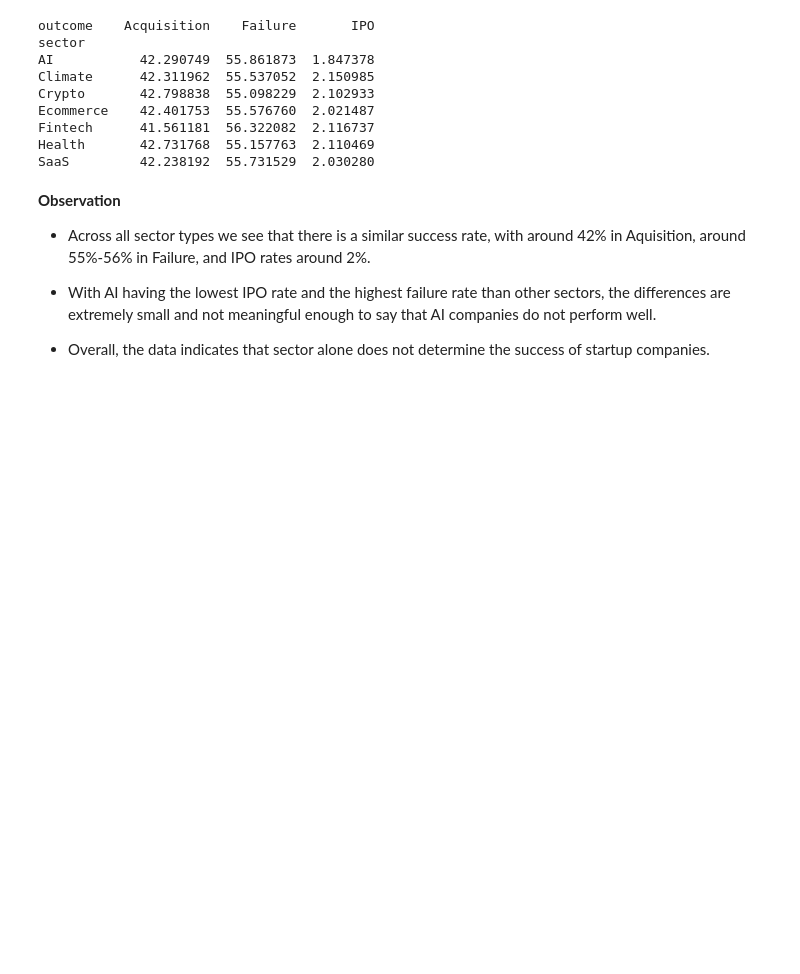
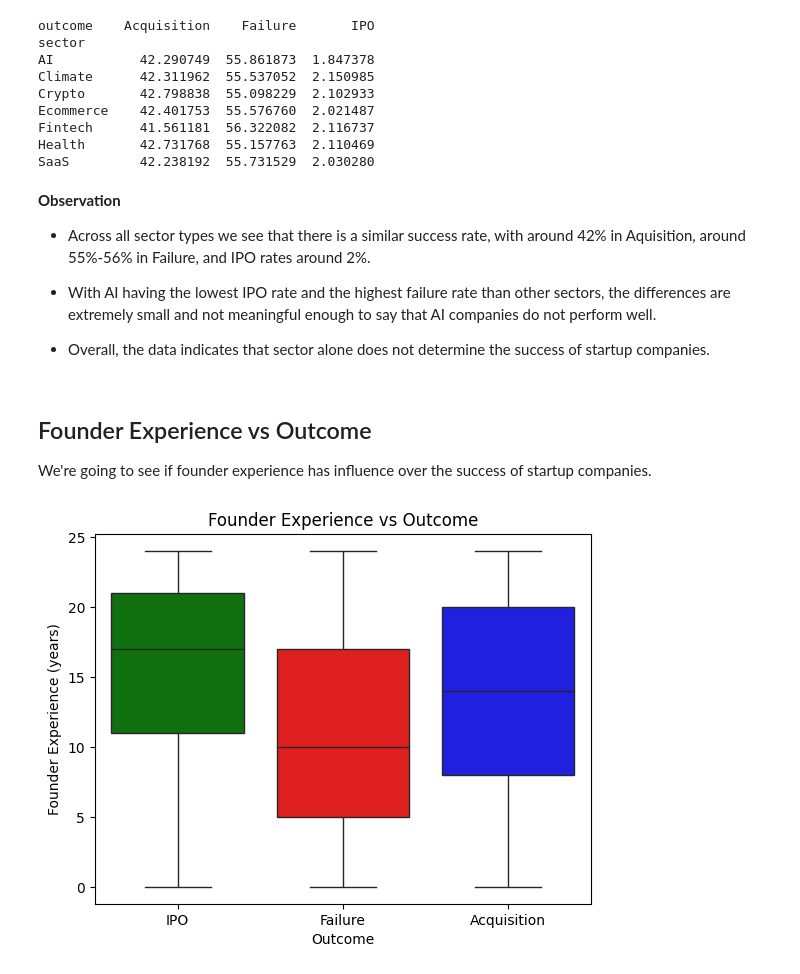
Before and after one commit to chantal-e/Startup-Funding-and-Outcome-Analysis, a Jupyter notebook: startup_funding_and_outcome_analysis.ipynb, the cells around one changed output. Saved outputs shown, nothing was run; the diff lists cells and outputs as text; code cells hidden in the pictures; blank space fills up the shorter version.

Commit message:
started founder experience vs outcome

```diff
--- a/startup_funding_and_outcome_analysis.ipynb
+++ b/startup_funding_and_outcome_analysis.ipynb
@@ -219,3 +219,19 @@ SaaS         42.238192  55.731529  2.030280
 * With AI having the lowest IPO rate and the highest failure rate than other sectors, the differences are extremely small and not meaningful enough to say that AI companies do not perform well.
 
 * Overall, the data indicates that sector alone does not determine the success of startup companies.
+# %% [markdown]
+## Founder Experience vs Outcome
+
+We're going to see if founder experience has influence over the success of startup companies.
+# %%
+sns.boxplot(x='outcome',
+            y='founder_experience_years',
+            hue='outcome',
+            palette =funding_vs_outcome,
+            data=df)
+plt.title('Founder Experience vs Outcome')
+plt.xlabel('Outcome')
+plt.ylabel('Founder Experience (years)')
+plt.show()
+# %% [output]
+[figure, added]
```
Also changed, not shown: parts of 1 cell of this notebook.
